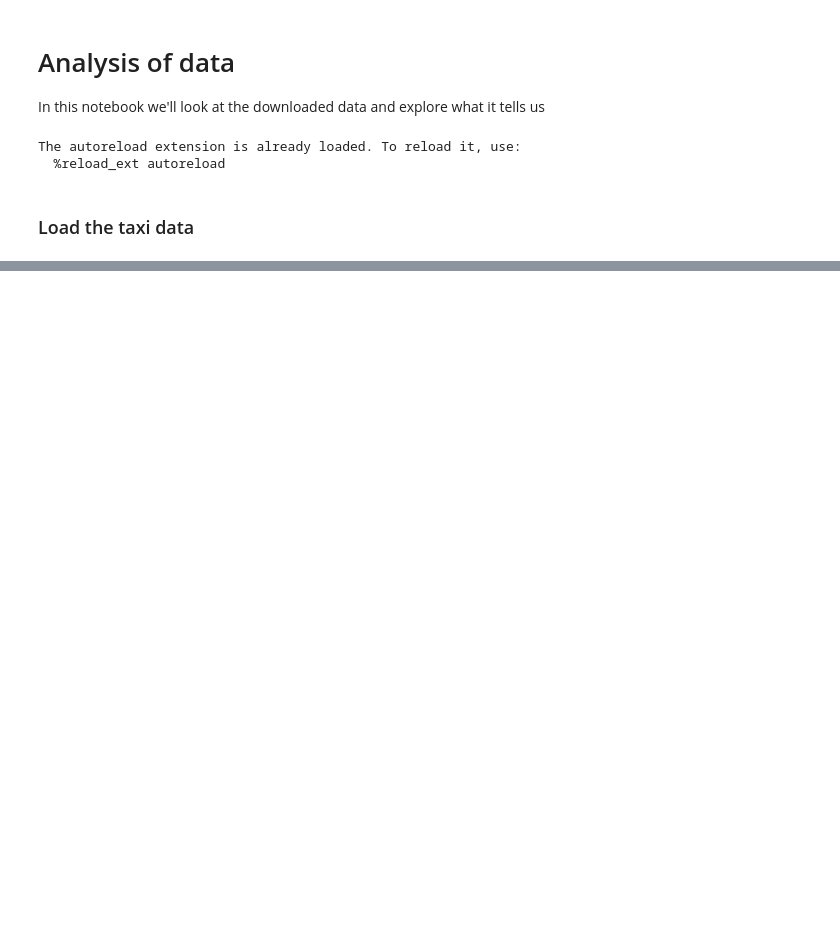
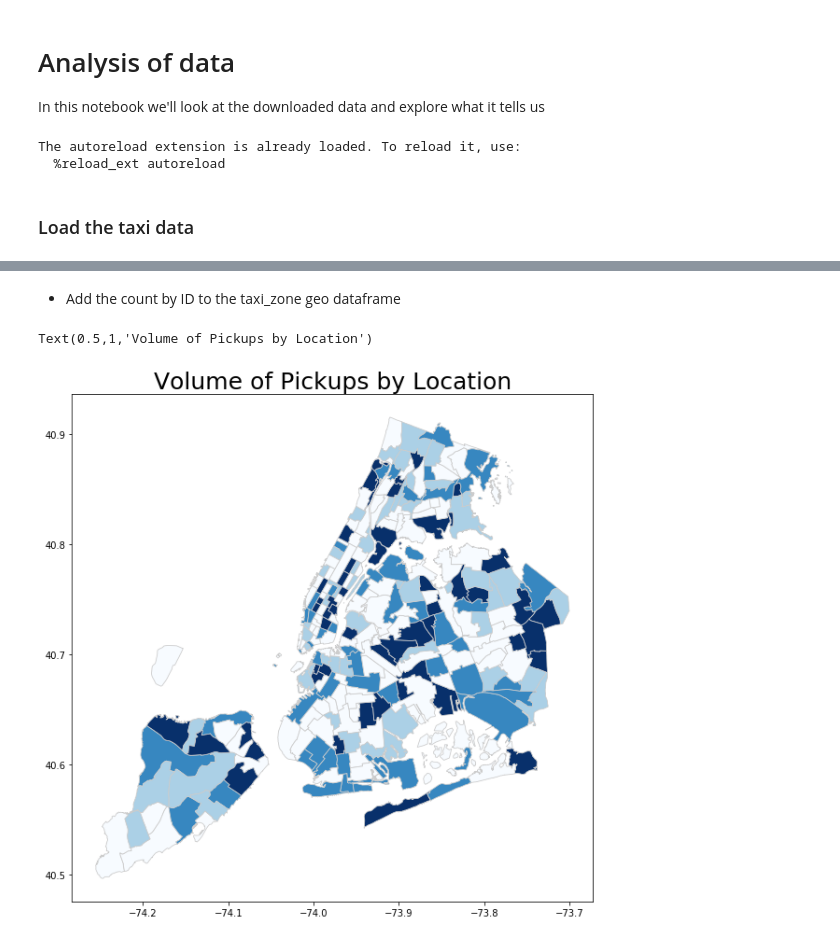
Before and after one commit to markstrefford/1.-Learning-Python-AI-by-Example, a Jupyter notebook: 3. Predicting Taxi Ride Duration/Source/notebooks/explore_dataset.ipynb, the cells around one changed output, grey strips where cells are left out. Cells and saved outputs as stored; diff of their text form; code cells hidden in the pictures; blank space fills up the shorter version.

```diff
--- a/3. Predicting Taxi Ride Duration/Source/notebooks/explore_dataset.ipynb
+++ b/3. Predicting Taxi Ride Duration/Source/notebooks/explore_dataset.ipynb
@@ -102,0 +84,3 @@ yellow_keep_cols
+# %%
+green_count_by_PU = green_tripdata.groupby('PULocationID')['PULocationID'].count()
+green_count_by_DO = green_tripdata.groupby('DOLocationID')['DOLocationID'].count()
@@ -102,0 +99,3 @@ yellow_keep_cols
+# %%
+taxi_zones_crs = taxi_zones.crs
+taxi_zones = taxi_zones.to_crs({'proj': 'latlong', 'ellps': 'WGS84', 'datum': 'WGS84', 'no_defs': True})
@@ -102,0 +119,12 @@ yellow_keep_cols
+# %% [markdown]
+* Add the count by ID to the taxi_zone geo dataframe
+# %%
+taxi_zones['Count_by_PULocationID'] = green_count_by_PU
+taxi_zones['Count_by_DOLocationID'] = green_count_by_DO
+# %%
+fig, ax = plt.subplots(1, figsize=(10, 10))
+taxi_zones.plot(column='Count_by_PULocationID', cmap='Blues', scheme='quantiles', linewidth=0.8, ax=ax, edgecolor='0.8')
+ax.set_title('Volume of Pickups by Location', fontdict={'fontsize': 25, 'fontweight' : 3})
+# %% [output]
+Text(0.5,1,'Volume of Pickups by Location')
+[figure, added]
```
Also changed, not shown: parts of 27 cells of this notebook, 5 other files.
